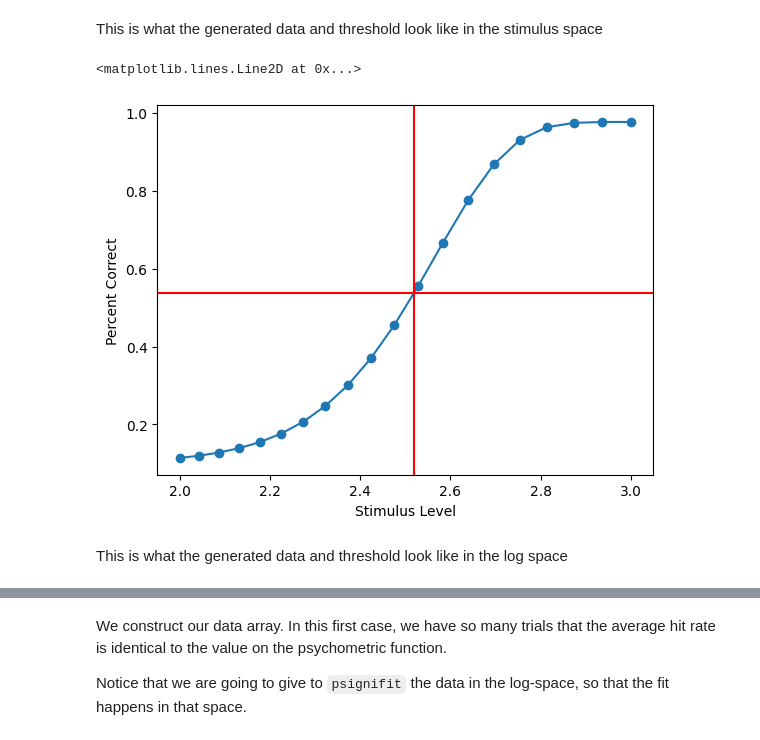
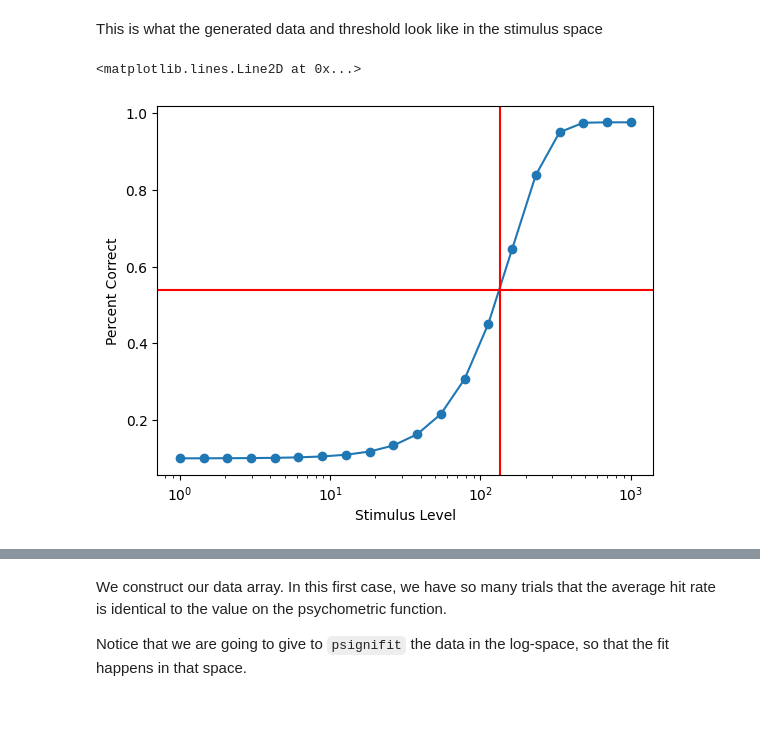
Before and after one commit to wichmann-lab/python-psignifit, a Jupyter notebook: psignifit/demos/parameter_recovery_in_logspace_demo.ipynb, the cells around one changed output, grey strips where cells are left out. Cells and saved outputs as stored; diff of their text form; code cells hidden in the pictures; blank space fills up the shorter version.

```diff
--- a/psignifit/demos/parameter_recovery_in_logspace_demo.ipynb
+++ b/psignifit/demos/parameter_recovery_in_logspace_demo.ipynb
@@ -25,8 +25,8 @@ from psignifit import psigniplot
 # %% [markdown]
 First, we set parameters using which the data will be simulated
 # %%
-stim_range = [2.0, 3.0]
-threshold = 2.52
+stim_range = [1.0, 1000.0]
+threshold = 134
 
 lambda_ = 0.0232
 gamma = 0.1
@@ -46,21 +46,19 @@ We generate the data on the data and parameters transformed in log-space, since
 # %%
 logspace_stimulus_level = np.log(stimulus_level)
 log_threshold = np.log(threshold)
-log_width = 0.25  # Width in log-space
+log_width = 2.3  # Width in log-space
 
 perccorr = psignifit.tools.psychometric(logspace_stimulus_level, log_threshold, log_width, gamma, lambda_, sigmoid)
 # %% [markdown]
 This is what the generated data and threshold look like in the stimulus space
 # %%
 fig, ax = plt.subplots()
-ax.plot(stimulus_level, perccorr, marker='o')
+ax.semilogx(stimulus_level, perccorr, marker='o')
 ax.set_xlabel("Stimulus Level")
 ax.set_ylabel("Percent Correct")
 plt.axvline(threshold, color='r')
 pc = (1 - gamma - lambda_) / 2 + gamma
 plt.axhline(pc, color='r')
 # %% [output]
 <matplotlib.lines.Line2D at 0x...>
-[figure, old version]
+[figure, new version]
-# %% [markdown]
-This is what the generated data and threshold look like in the log space
```
Also changed, not shown: parts of 9 cells of this notebook.
